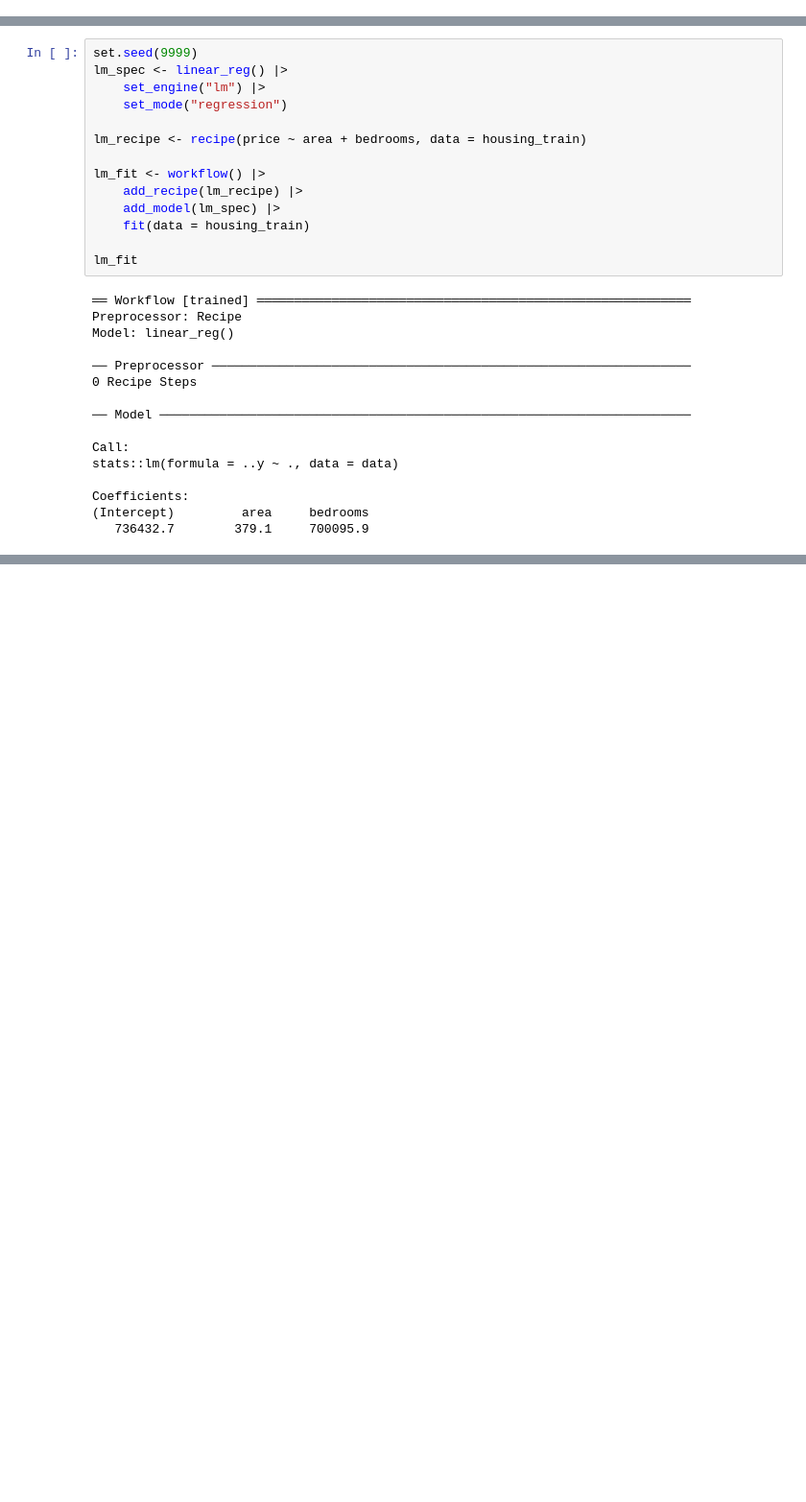
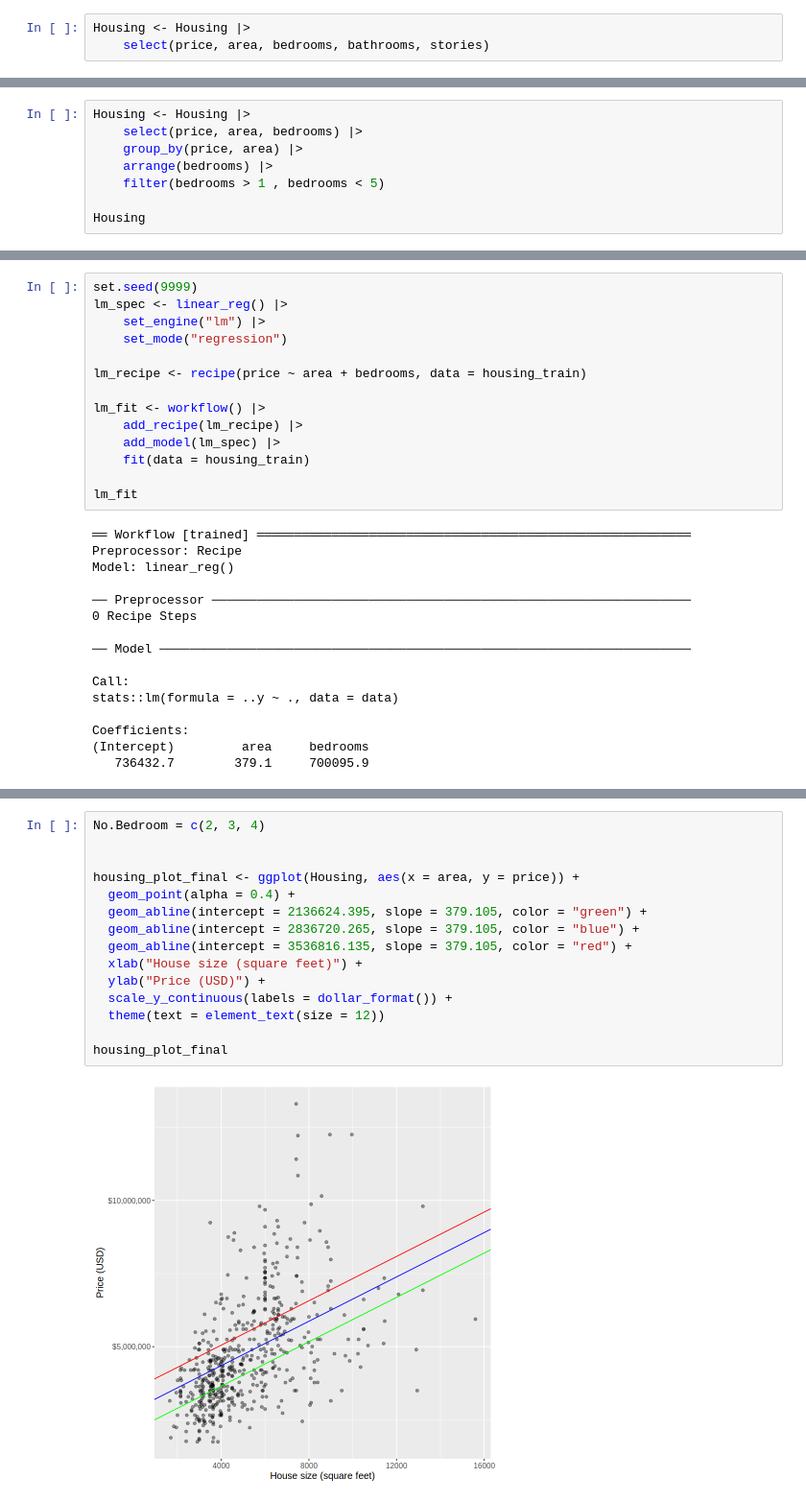
Before and after one commit to jio7887oij/dsci-100-009-1, a Jupyter notebook: FinalProjectVersion2.ipynb, the cells around one changed output, grey strips where cells are left out. Shown at 96% size. Drawn from its saved outputs; the diff is of its cells as text; blank space fills up the shorter version.

Commit message:
Added Final Graph
Added Final Graph, with three line of best fits corresponding to number of bedrooms(2, 3, 4). - Kasper

```diff
--- a/FinalProjectVersion2.ipynb
+++ b/FinalProjectVersion2.ipynb
@@ -58,3 +69,6 @@ A tibble: 20 × 13
+# %%
+Housing <- Housing |>
+    select(price, area, bedrooms, bathrooms, stories)
 # %% [markdown]
 Below are scatter plots and bar graphs comparing the initial dataset with the predictors
 # %%
@@ -98,0 +118,8 @@ preview_4
+# %%
+Housing <- Housing |>
+    select(price, area, bedrooms) |>
+    group_by(price, area) |>
+    arrange(bedrooms) |>
+    filter(bedrooms > 1 , bedrooms < 5)
+
+Housing
@@ -316,0 +225,17 @@ bedrooms_plot_final
+# %%
+No.Bedroom = c(2, 3, 4)
+
+
+housing_plot_final <- ggplot(Housing, aes(x = area, y = price)) +
+  geom_point(alpha = 0.4) +
+  geom_abline(intercept = 2136624.395, slope = 379.105, color = "green") +
+  geom_abline(intercept = 2836720.265, slope = 379.105, color = "blue") +
+  geom_abline(intercept = 3536816.135, slope = 379.105, color = "red") +
+  xlab("House size (square feet)") +
+  ylab("Price (USD)") +
+  scale_y_continuous(labels = dollar_format()) +
+  theme(text = element_text(size = 12))
+
+housing_plot_final
+# %% [output]
+[figure, added]
```
Also changed, not shown: parts of 17 cells of this notebook.
